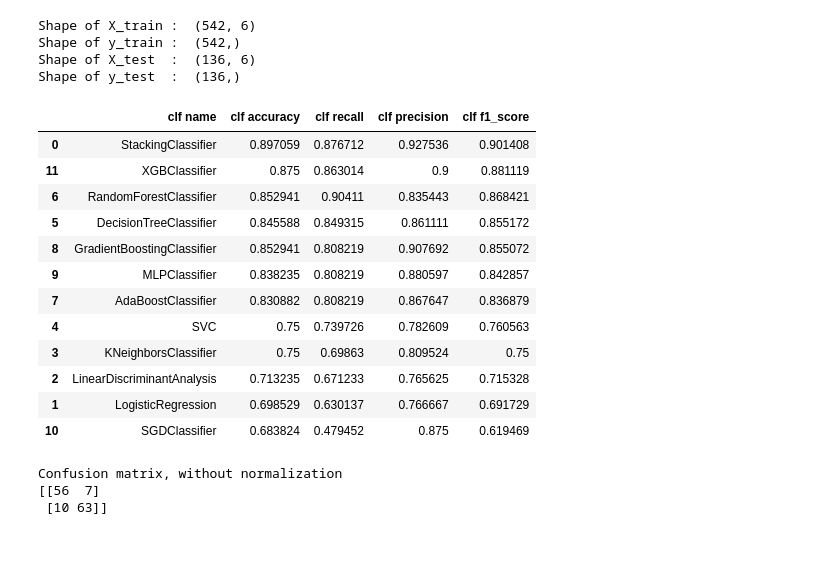
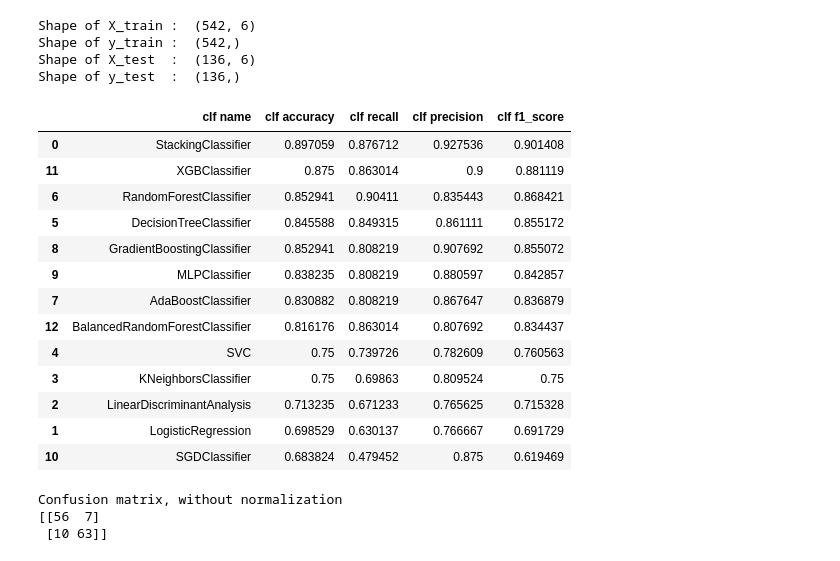
Before and after one commit to HamzaOulaarbi/PREDECTIVE-MAINTENANCE_UNBALANCED-DATA, a Jupyter notebook: Machine Predictive Maintenance_Binary Classification.ipynb, the cells around one changed output. Drawn from its saved outputs; the diff is of its cells as text; code cells hidden in the pictures.

```diff
--- a/Machine Predictive Maintenance_Binary Classification.ipynb
+++ b/Machine Predictive Maintenance_Binary Classification.ipynb
@@ -247,7 +247,7 @@ def split_norm (X,y):
 # Modeling
 # %%
 random_state=0
-def training(X_train,y_train):
+def training(X_train,y_train,X_test,y_test):
 
 
     RFR=RandomForestClassifier(
@@ -509,16 +510,17 @@ Shape of y_train :  (542,)
 Shape of X_test  :  (136, 6)
 Shape of y_test  :  (136,)
 # %%
-training(X_train,y_train)
+training(X_train,y_train,X_test,y_test)
 # %% [output]
 |  | clf name | clf accuracy | clf recall | clf precision | clf f1_score |
 | 0 | StackingClassifier | 0.897059 | 0.876712 | 0.927536 | 0.901408 |
 | 11 | XGBClassifier | 0.875 | 0.863014 | 0.9 | 0.881119 |
 | 6 | RandomForestClassifier | 0.852941 | 0.90411 | 0.835443 | 0.868421 |
 | 5 | DecisionTreeClassifier | 0.845588 | 0.849315 | 0.861111 | 0.855172 |
 | 8 | GradientBoostingClassifier | 0.852941 | 0.808219 | 0.907692 | 0.855072 |
 | 9 | MLPClassifier | 0.838235 | 0.808219 | 0.880597 | 0.842857 |
 | 7 | AdaBoostClassifier | 0.830882 | 0.808219 | 0.867647 | 0.836879 |
+| 12 | BalancedRandomForestClassifier | 0.816176 | 0.863014 | 0.807692 | 0.834437 |
 | 4 | SVC | 0.75 | 0.739726 | 0.782609 | 0.760563 |
 | 3 | KNeighborsClassifier | 0.75 | 0.69863 | 0.809524 | 0.75 |
 | 2 | LinearDiscriminantAnalysis | 0.713235 | 0.671233 | 0.765625 | 0.715328 |
```
Also changed, not shown: parts of 7 cells of this notebook.
